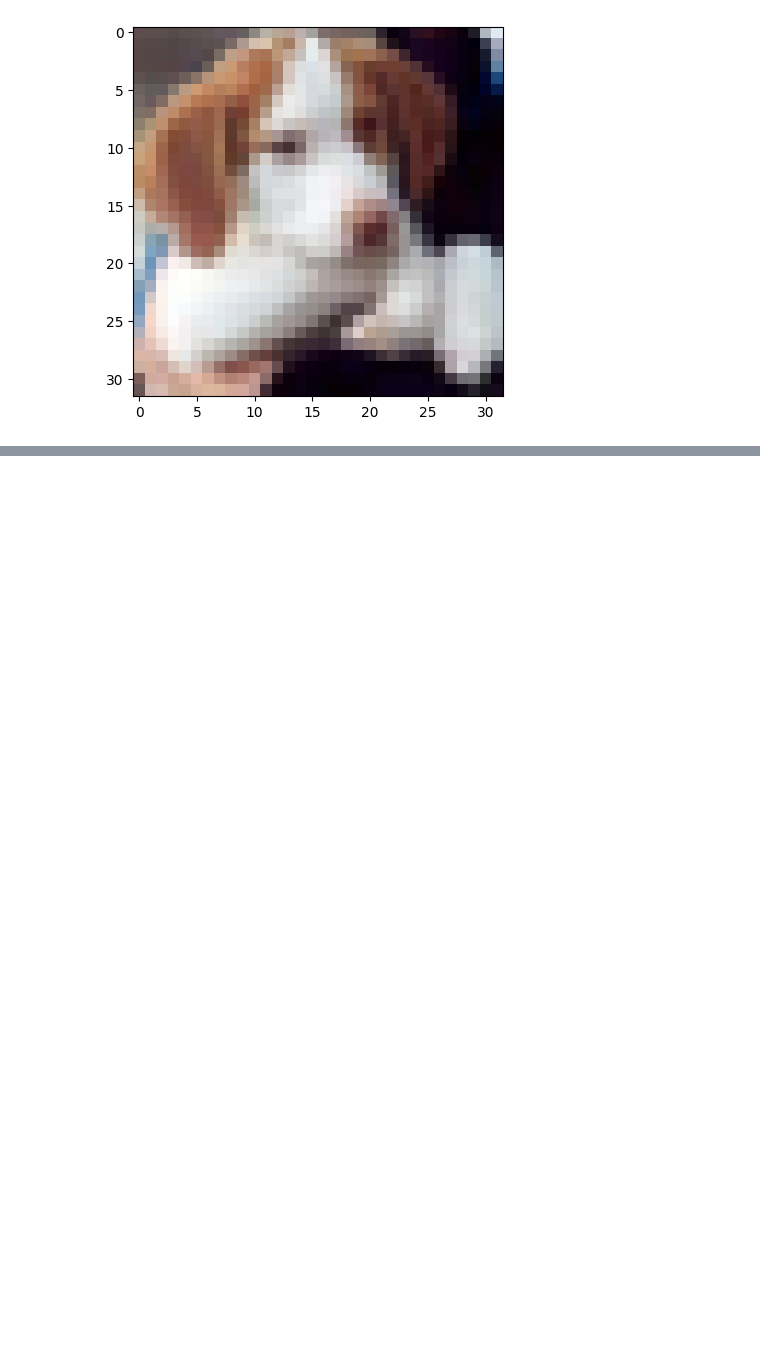
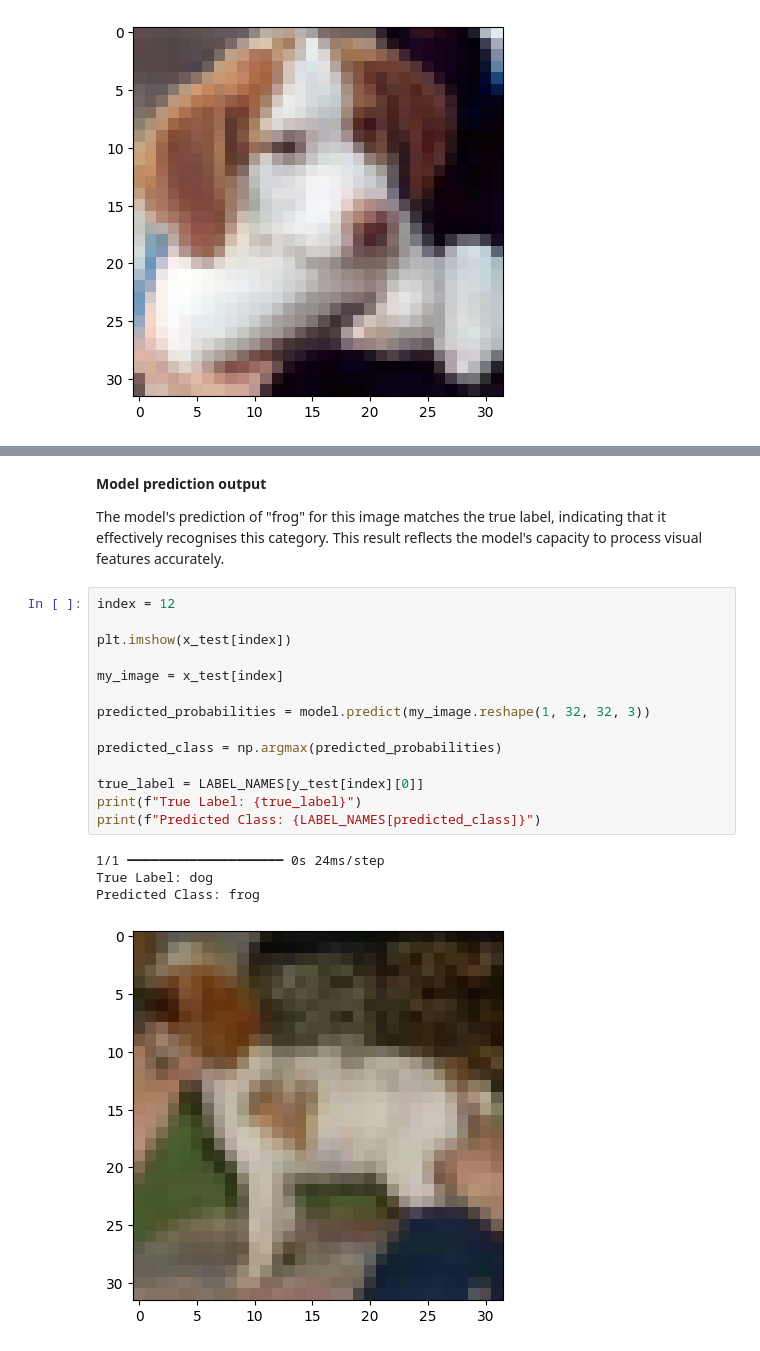
Before and after one commit to dzervenes/Machine-Learning-module, a Jupyter notebook: e_Portfolio_Activity_CNN_Model_Activity.ipynb, the cells around one changed output, grey strips where cells are left out. Cells and saved outputs as stored; diff of their text form; blank space fills up the shorter version.

```diff
--- a/e_Portfolio_Activity_CNN_Model_Activity.ipynb
+++ b/e_Portfolio_Activity_CNN_Model_Activity.ipynb
@@ -123,0 +194,23 @@ model.predict_classes(my_image.reshape(1,32,32,3))
+# %% [markdown]
+**Model prediction output**
+
+The model's prediction of "frog" for this image matches the true label, indicating that it effectively recognises this category. This result reflects the model's capacity to process visual features accurately.
+# %%
+index = 12
+
+plt.imshow(x_test[index])
+
+my_image = x_test[index]
+
+predicted_probabilities = model.predict(my_image.reshape(1, 32, 32, 3))
+
+predicted_class = np.argmax(predicted_probabilities)
+
+true_label = LABEL_NAMES[y_test[index][0]]
+print(f"True Label: {true_label}")
+print(f"Predicted Class: {LABEL_NAMES[predicted_class]}")
+# %% [output]
+1/1 ━━━━━━━━━━━━━━━━━━━━ 0s 24ms/step
+True Label: dog
+Predicted Class: frog
+[figure, added]
```
Also changed, not shown: parts of 8 cells of this notebook.
